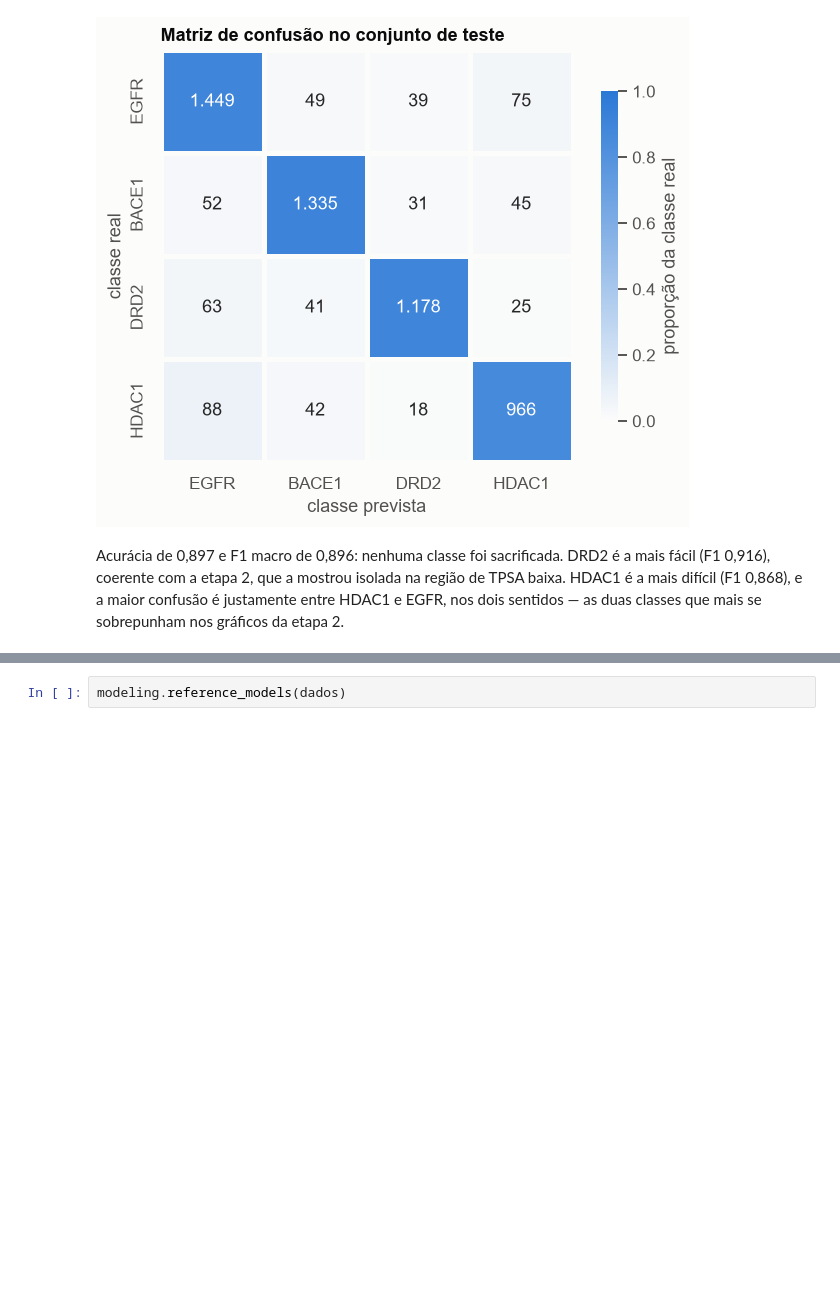
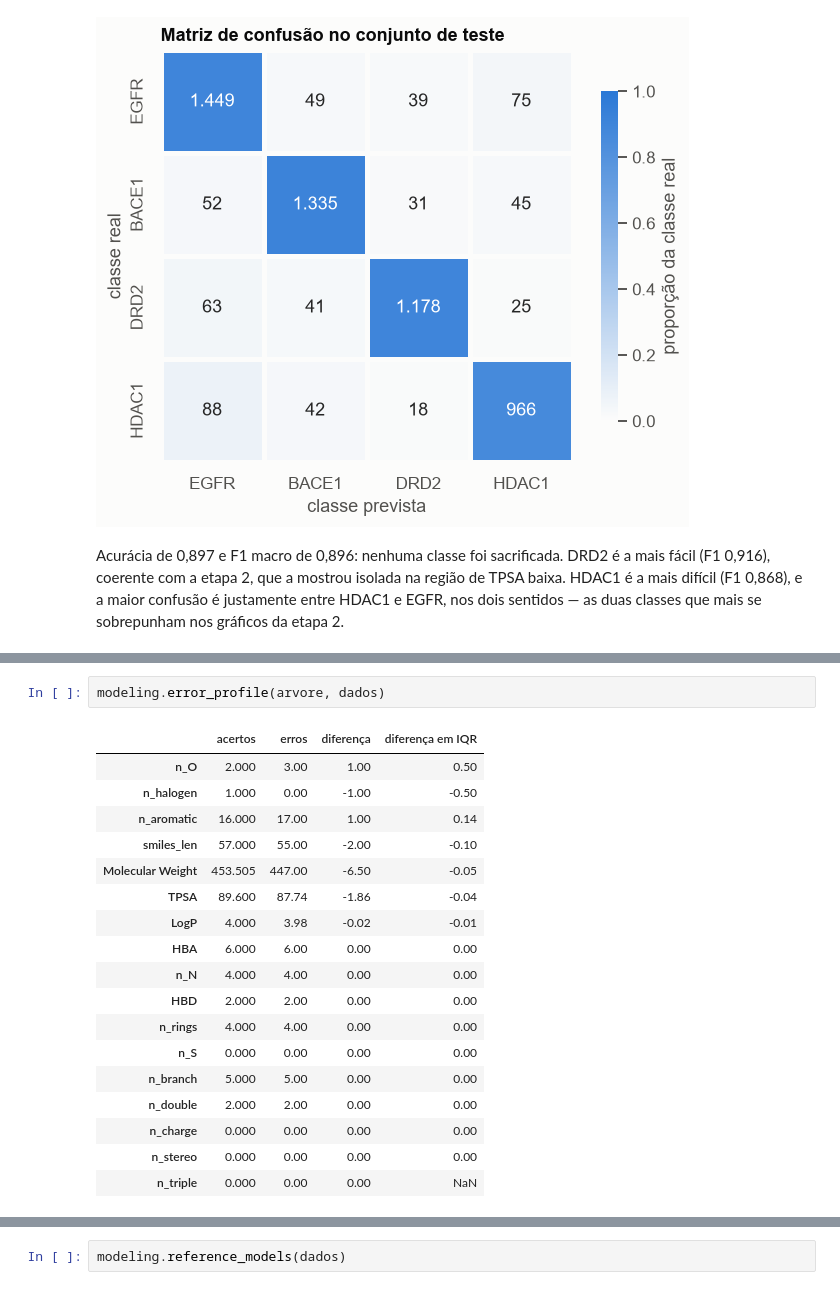
Before and after one commit to pumba-dev/machine-learning-practice, a Jupyter notebook: notebooks/03_decision_tree.ipynb, the cells around one changed output, grey strips where cells are left out. Drawn from its saved outputs; the diff is of its cells as text; blank space fills up the shorter version.

```diff
--- a/notebooks/03_decision_tree.ipynb
+++ b/notebooks/03_decision_tree.ipynb
@@ -244,0 +278,21 @@ Acurácia de 0,897 e F1 macro de 0,896: nenhuma classe foi sacrificada. DRD2 é
+# %%
+modeling.error_profile(arvore, dados)
+# %% [output]
+|  | acertos | erros | diferença | diferença em IQR |
+| n_O | 2.000 | 3.00 | 1.00 | 0.50 |
+| n_halogen | 1.000 | 0.00 | -1.00 | -0.50 |
+| n_aromatic | 16.000 | 17.00 | 1.00 | 0.14 |
+| smiles_len | 57.000 | 55.00 | -2.00 | -0.10 |
+| Molecular Weight | 453.505 | 447.00 | -6.50 | -0.05 |
+| TPSA | 89.600 | 87.74 | -1.86 | -0.04 |
+| LogP | 4.000 | 3.98 | -0.02 | -0.01 |
+| HBA | 6.000 | 6.00 | 0.00 | 0.00 |
+| n_N | 4.000 | 4.00 | 0.00 | 0.00 |
+| HBD | 2.000 | 2.00 | 0.00 | 0.00 |
+| n_rings | 4.000 | 4.00 | 0.00 | 0.00 |
+| n_S | 0.000 | 0.00 | 0.00 | 0.00 |
+| n_branch | 5.000 | 5.00 | 0.00 | 0.00 |
+| n_double | 2.000 | 2.00 | 0.00 | 0.00 |
+| n_charge | 0.000 | 0.00 | 0.00 | 0.00 |
+| n_stereo | 0.000 | 0.00 | 0.00 | 0.00 |
+| n_triple | 0.000 | 0.00 | 0.00 | NaN |
```
Also changed, not shown: parts of 13 cells of this notebook, 3 other files.
